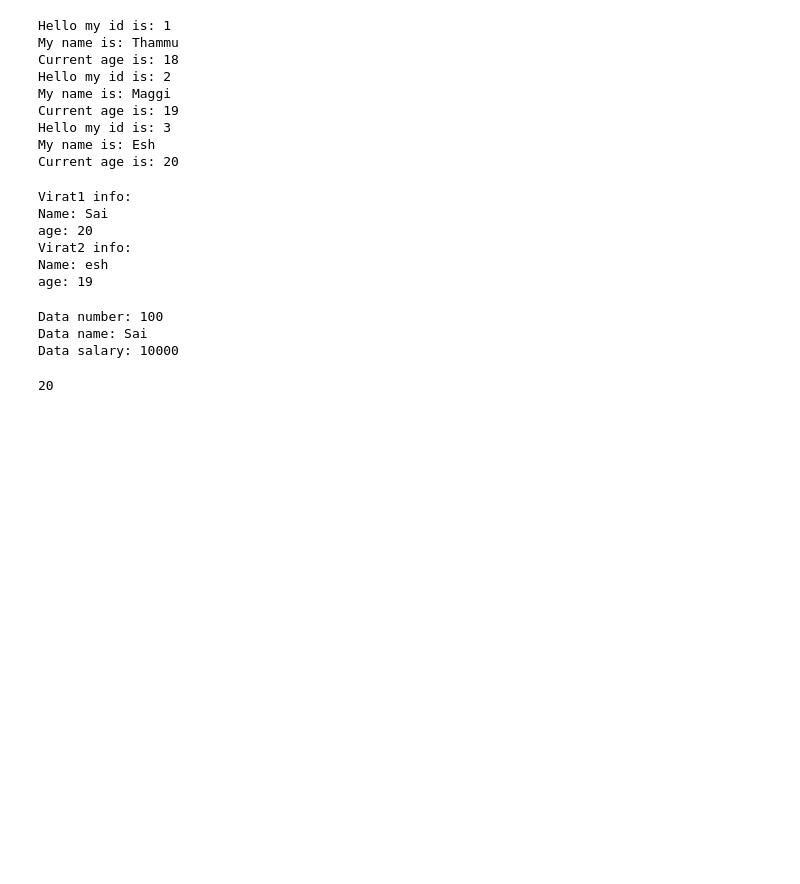
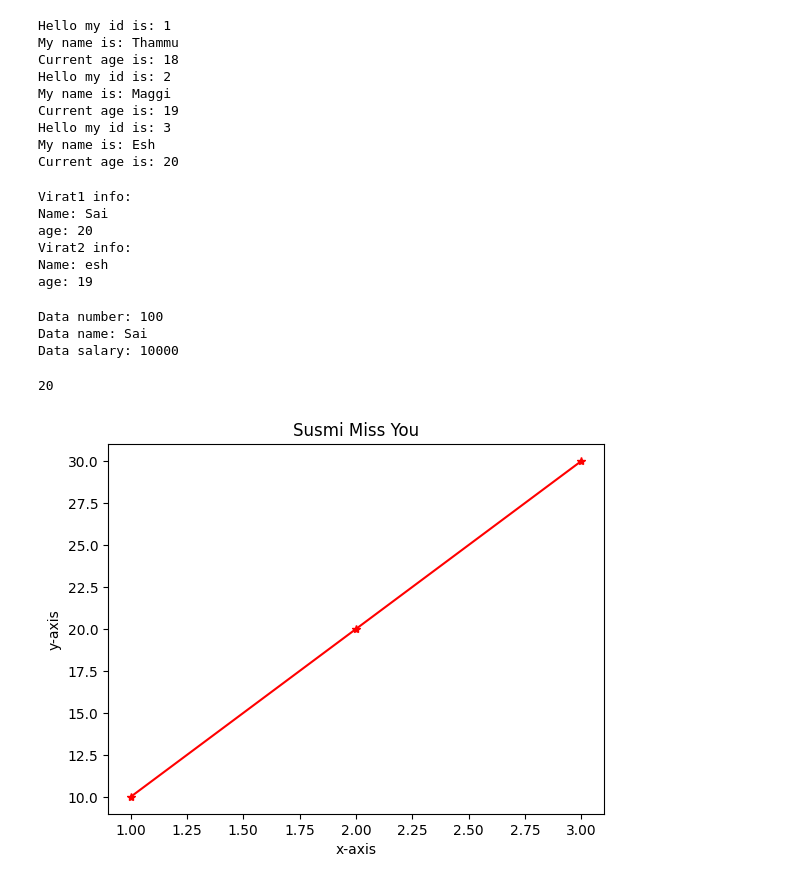
Before and after one commit to Sai-Surya-Gandhan/python, a Jupyter notebook: Copy_of_Welcome_To_Colab.ipynb, the cells around one changed output. Cells and saved outputs as stored; diff of their text form; code cells hidden in the pictures; blank space fills up the shorter version.

```diff
--- a/Copy_of_Welcome_To_Colab.ipynb
+++ b/Copy_of_Welcome_To_Colab.ipynb
@@ -1031,3 +1031,14 @@ d = Sai(20)
 d.b()
 # %% [output]
 20
+# %%
+import matplotlib.pyplot as plt
+x = [1,2,3]
+y = [10,20,30]
+plt.plot(x,y,marker = "*",color = "red")
+plt.title("Susmi Miss You")
+plt.xlabel("x-axis")
+plt.ylabel("y-axis")
+plt.show()
+# %% [output]
+[figure, added]
```
Also changed, not shown: parts of 1 cell of this notebook.
